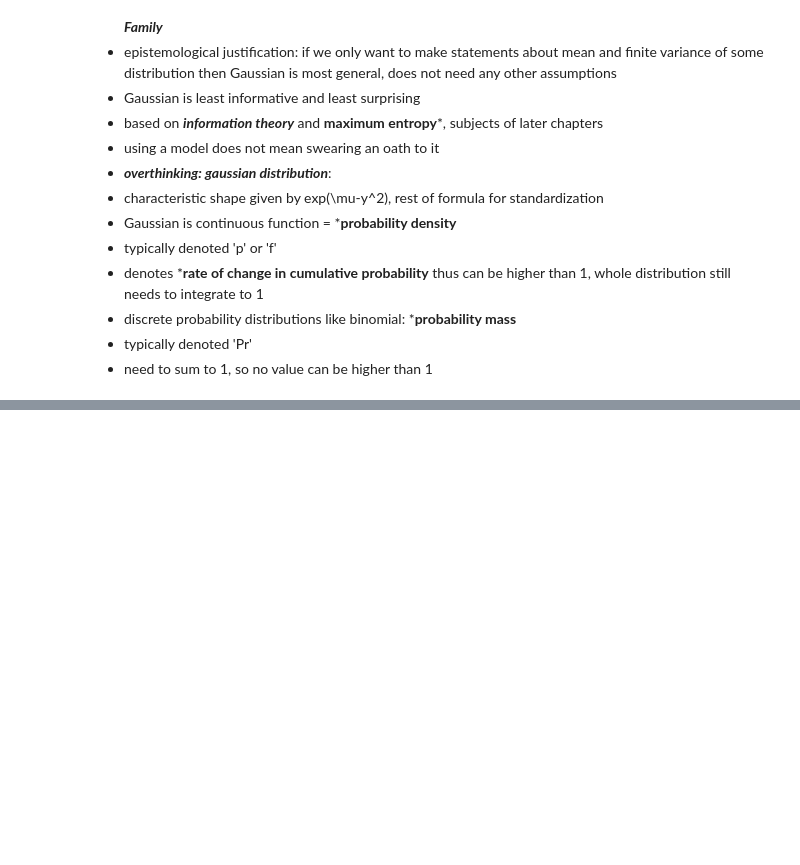
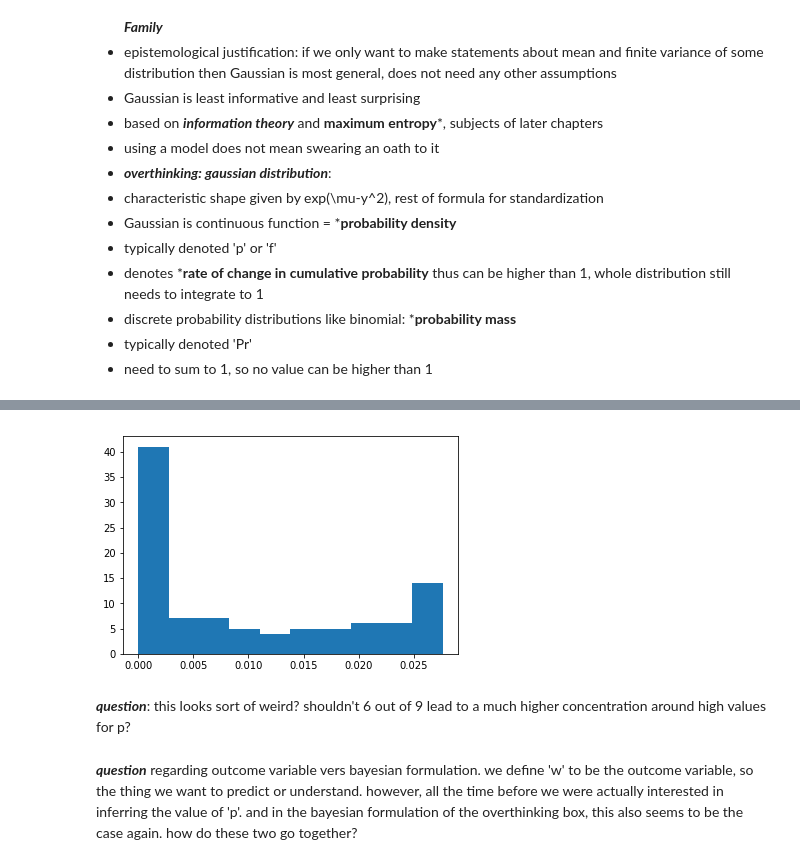
Before and after one commit to nwweber/statistical_rethinking, a Jupyter notebook: chapter_04_linear_models.ipynb, the cells around one changed output, grey strips where cells are left out. Cells and saved outputs as stored; diff of their text form; code cells hidden in the pictures; blank space fills up the shorter version.

```diff
--- a/chapter_04_linear_models.ipynb
+++ b/chapter_04_linear_models.ipynb
@@ -83,0 +101,15 @@ plt.hist(log_big);
+# %%
+w = 6
+n = 9
+p_grid = np.linspace(start = 0, stop = 1, num = 100)
+# %%
+posterior = stats.binom.pmf(w, n, p_grid) * stats.uniform.pdf(p_grid)
+posterior = posterior / posterior.sum()
+# %%
+plt.hist(posterior);
+# %% [output]
+[figure, added]
+# %% [markdown]
+***question***: this looks sort of weird? shouldn't 6 out of 9 lead to a much higher concentration around high values for p?
+# %% [markdown]
+***question*** regarding outcome variable vers bayesian formulation. we define 'w' to be the outcome variable, so the thing we want to predict or understand. however, all the time before we were actually interested in inferring the value of 'p'. and in the bayesian formulation of the overthinking box, this also seems to be the case again. how do these two go together?
```
Also changed, not shown: parts of 3 cells of this notebook.
